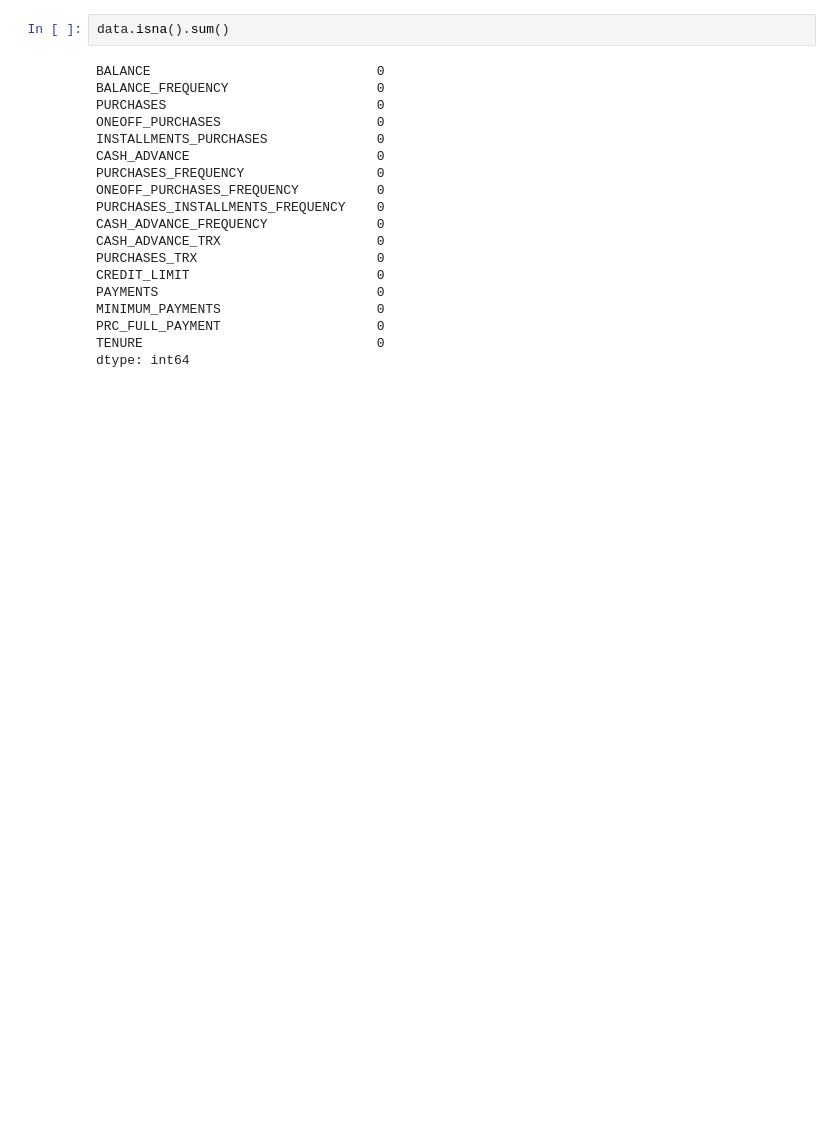
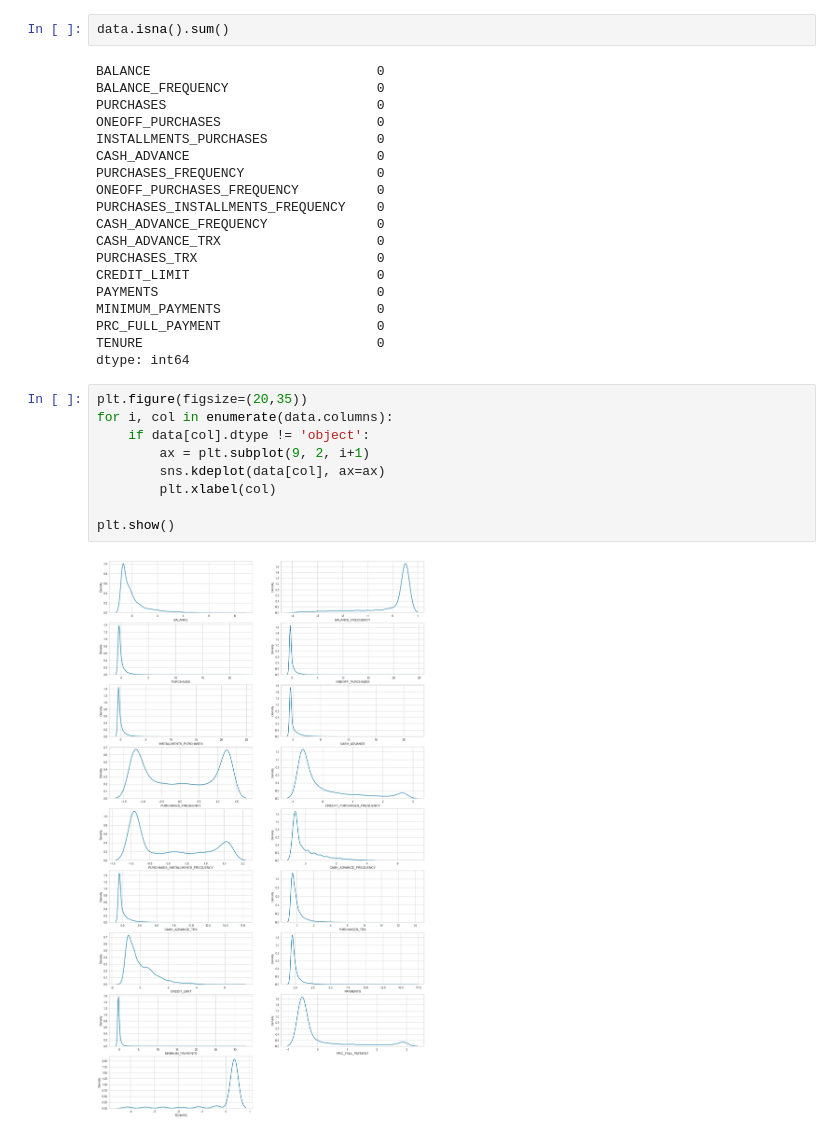
Before and after one commit to Enzo-hmdy/Tp3_Machine_learning_UQAC, a Jupyter notebook: clustering.ipynb, the cells around one changed output. Saved outputs shown, nothing was run; the diff lists cells and outputs as text; blank space fills up the shorter version.

```diff
--- a/clustering.ipynb
+++ b/clustering.ipynb
@@ -159,3 +160,14 @@ MINIMUM_PAYMENTS                    0
 PRC_FULL_PAYMENT                    0
 TENURE                              0
 dtype: int64
+# %%
+plt.figure(figsize=(20,35))
+for i, col in enumerate(data.columns):
+    if data[col].dtype != 'object':
+        ax = plt.subplot(9, 2, i+1)
+        sns.kdeplot(data[col], ax=ax)
+        plt.xlabel(col)
+
+plt.show()
+# %% [output]
+[figure, added]
```
Also changed, not shown: parts of 14 cells of this notebook.
